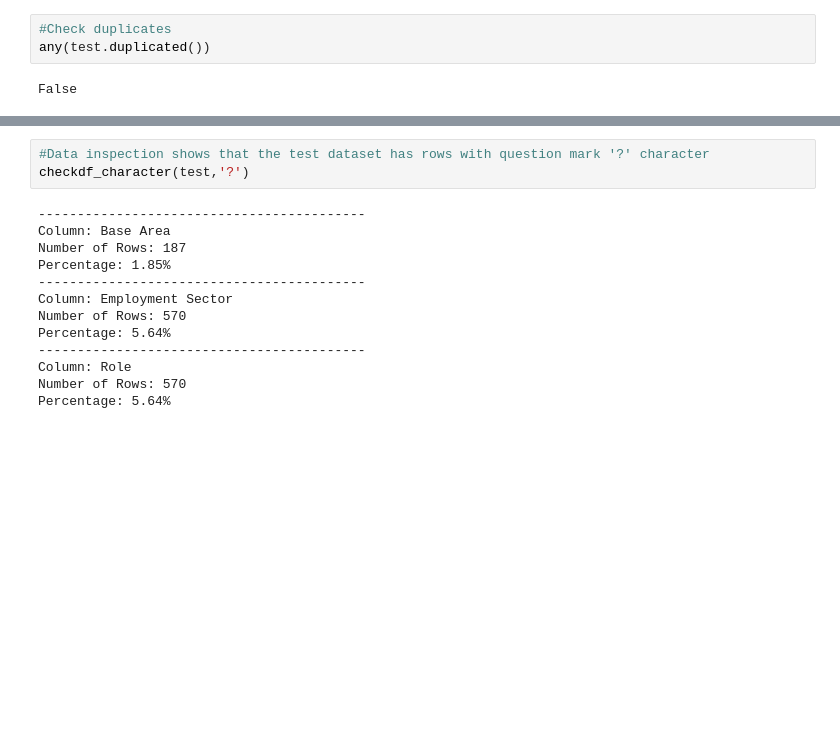
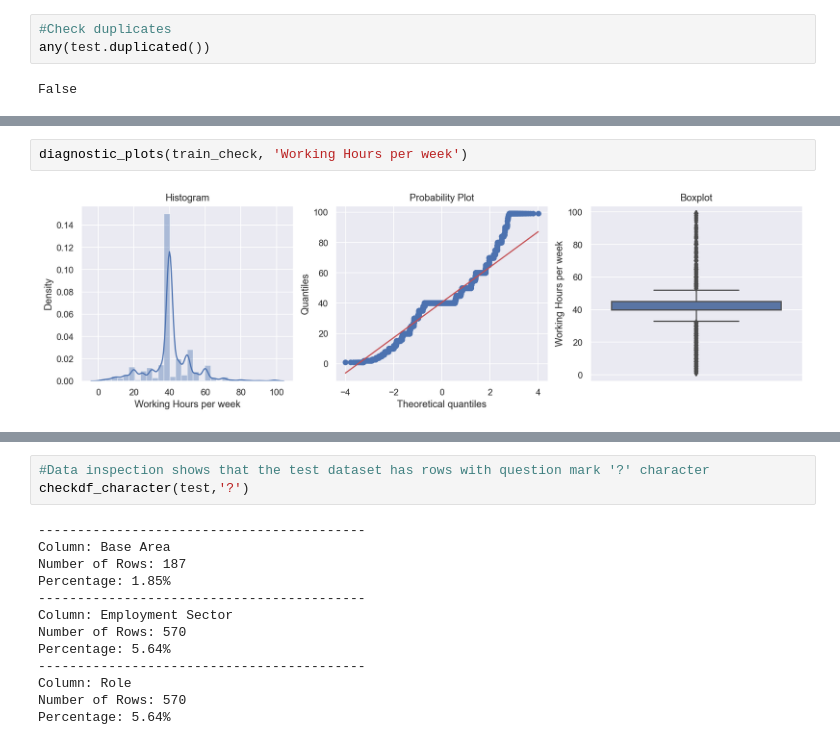
Before and after one commit to johnruiz24/ML_Project, a Jupyter notebook: ML Project 3 datasets.ipynb, the cells around one changed output, grey strips where cells are left out. Cells and saved outputs as stored; diff of their text form; blank space fills up the shorter version.

```diff
--- a/ML Project 3 datasets.ipynb
+++ b/ML Project 3 datasets.ipynb
@@ -148,0 +228,4 @@ False
+# %%
+diagnostic_plots(train_check, 'Working Hours per week')
+# %% [output]
+[figure, added]
```
Also changed, not shown: parts of 119 cells of this notebook.
